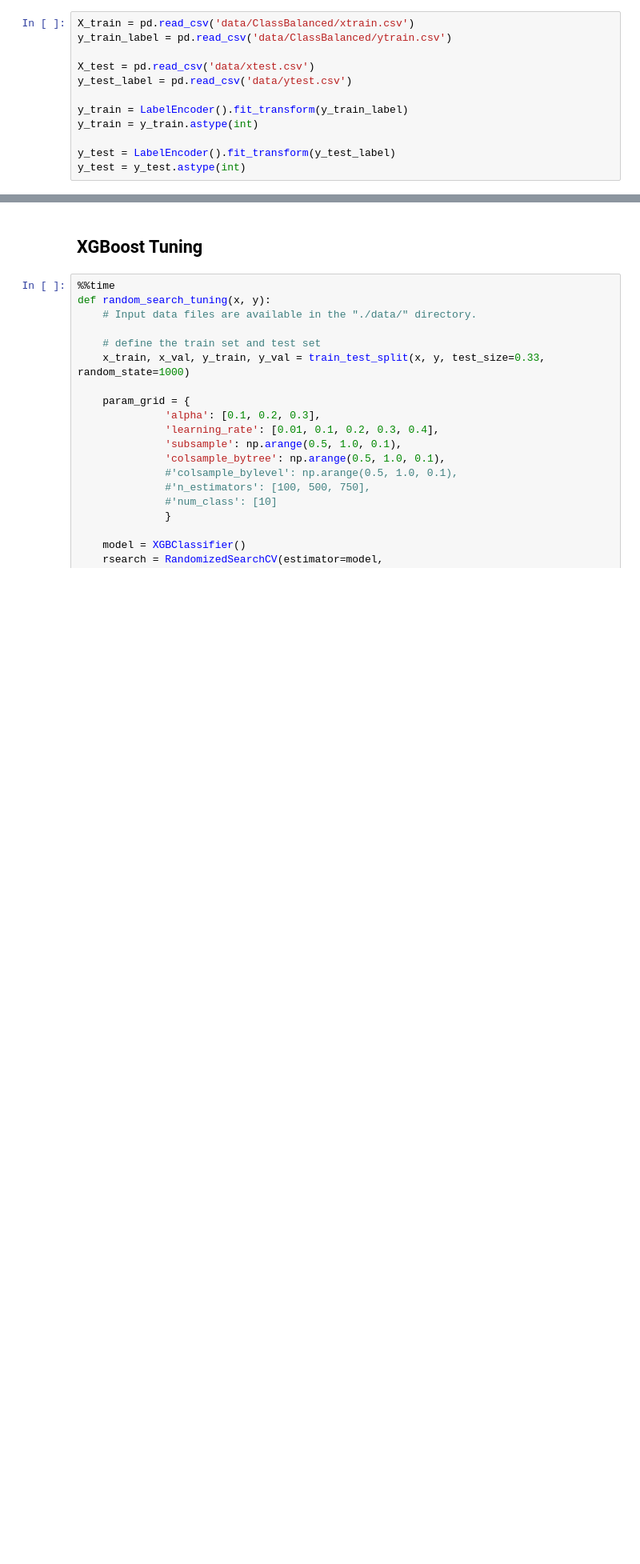
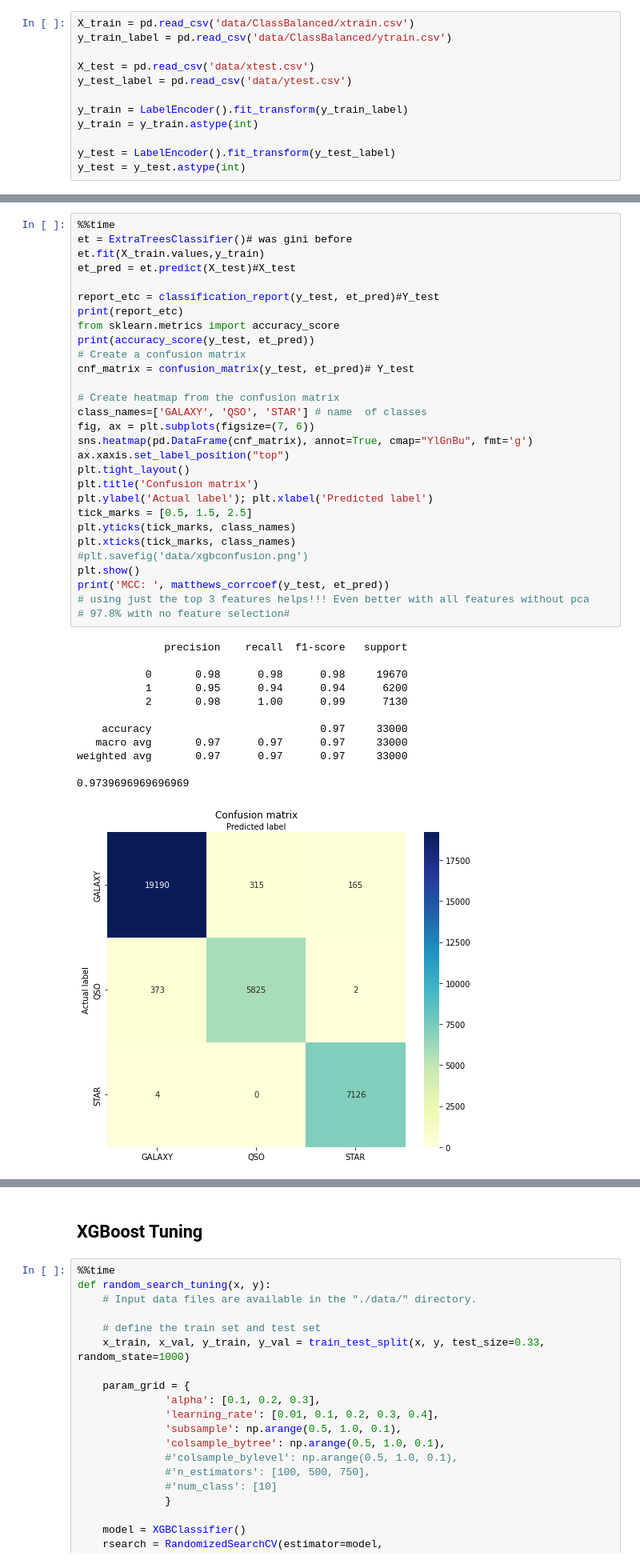
Before and after one commit to Fabio-RibeiroB/StellarClassificationMsc, a Jupyter notebook: StellarTuning.ipynb, the cells around one changed output, grey strips where cells are left out. Shown: that part at 80% size. Cells and saved outputs as stored; diff of their text form; blank space fills up the shorter version.

```diff
--- a/StellarTuning.ipynb
+++ b/StellarTuning.ipynb
@@ -47,0 +132,42 @@ X_train
+# %%
+%%time
+et = ExtraTreesClassifier()# was gini before
+et.fit(X_train.values,y_train)
+et_pred = et.predict(X_test)#X_test
+
+report_etc = classification_report(y_test, et_pred)#Y_test
+print(report_etc)
+from sklearn.metrics import accuracy_score
+print(accuracy_score(y_test, et_pred))
+# Create a confusion matrix
+cnf_matrix = confusion_matrix(y_test, et_pred)# Y_test
+
+# Create heatmap from the confusion matrix
+class_names=['GALAXY', 'QSO', 'STAR'] # name  of classes
+fig, ax = plt.subplots(figsize=(7, 6))
+sns.heatmap(pd.DataFrame(cnf_matrix), annot=True, cmap="YlGnBu", fmt='g')
+ax.xaxis.set_label_position("top")
+plt.tight_layout()
+plt.title('Confusion matrix')
+plt.ylabel('Actual label'); plt.xlabel('Predicted label')
+tick_marks = [0.5, 1.5, 2.5]
+plt.yticks(tick_marks, class_names)
+plt.xticks(tick_marks, class_names)
+#plt.savefig('data/xgbconfusion.png')
+plt.show()
+print('MCC: ', matthews_corrcoef(y_test, et_pred))
+# using just the top 3 features helps!!! Even better with all features without pca
+# 97.8% with no feature selection#
+# %% [output]
+              precision    recall  f1-score   support
+
+           0       0.98      0.98      0.98     19670
+           1       0.95      0.94      0.94      6200
+           2       0.98      1.00      0.99      7130
+
+    accuracy                           0.97     33000
+   macro avg       0.97      0.97      0.97     33000
+weighted avg       0.97      0.97      0.97     33000
+
+0.9739696969696969
+[figure, added]
```
Also changed, not shown: parts of 11 cells of this notebook, 8 other files.
